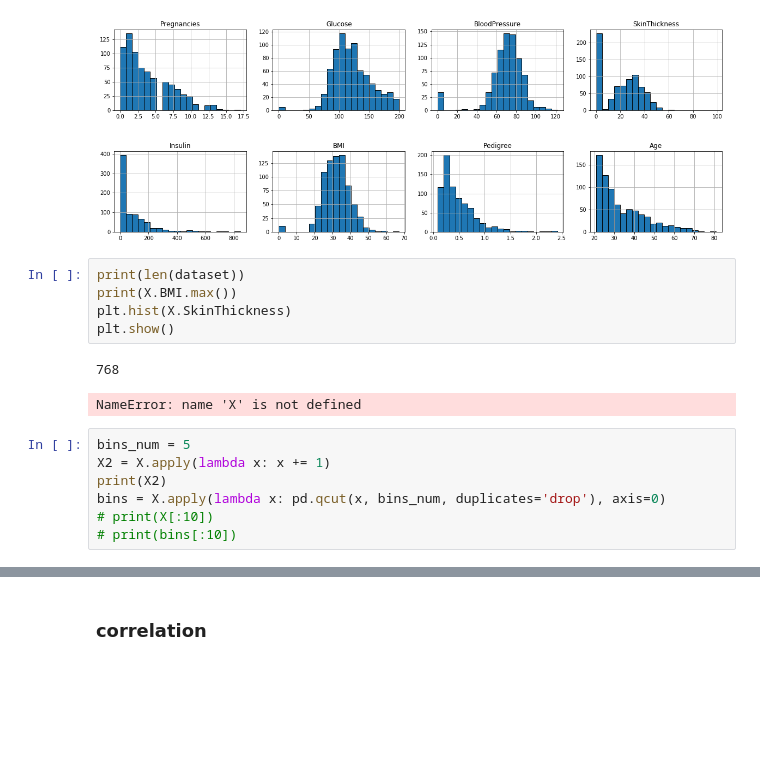
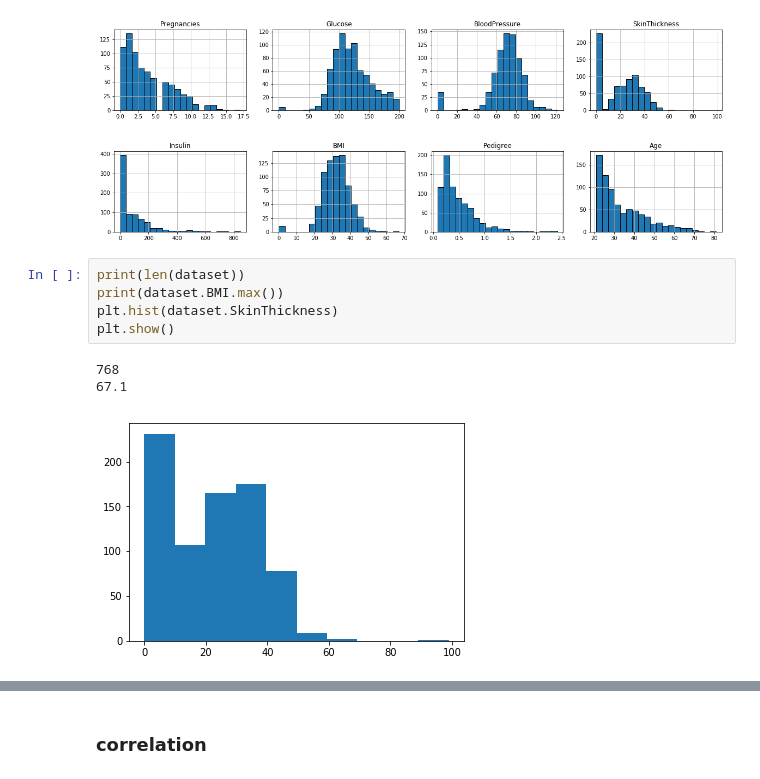
Before and after one commit to G-Maan/DataScience, a Jupyter notebook: indukcyjne/Untitled2.ipynb, the cells around one changed output, grey strips where cells are left out. Cells and saved outputs as stored; diff of their text form; blank space fills up the shorter version.

```diff
--- a/indukcyjne/Untitled2.ipynb
+++ b/indukcyjne/Untitled2.ipynb
@@ -60,16 +58,10 @@ plt.show()
 [figure]
 # %%
 print(len(dataset))
-print(X.BMI.max())
-plt.hist(X.SkinThickness)
+print(dataset.BMI.max())
+plt.hist(dataset.SkinThickness)
 plt.show()
 # %% [output]
 768
+67.1
-NameError: name 'X' is not defined
+[figure, added]
-# %%
-bins_num = 5
-X2 = X.apply(lambda x: x += 1)
-print(X2)
-bins = X.apply(lambda x: pd.qcut(x, bins_num, duplicates='drop'), axis=0)
-# print(X[:10])
-# print(bins[:10])
```
Also changed, not shown: parts of 14 cells of this notebook, 1 other file.
